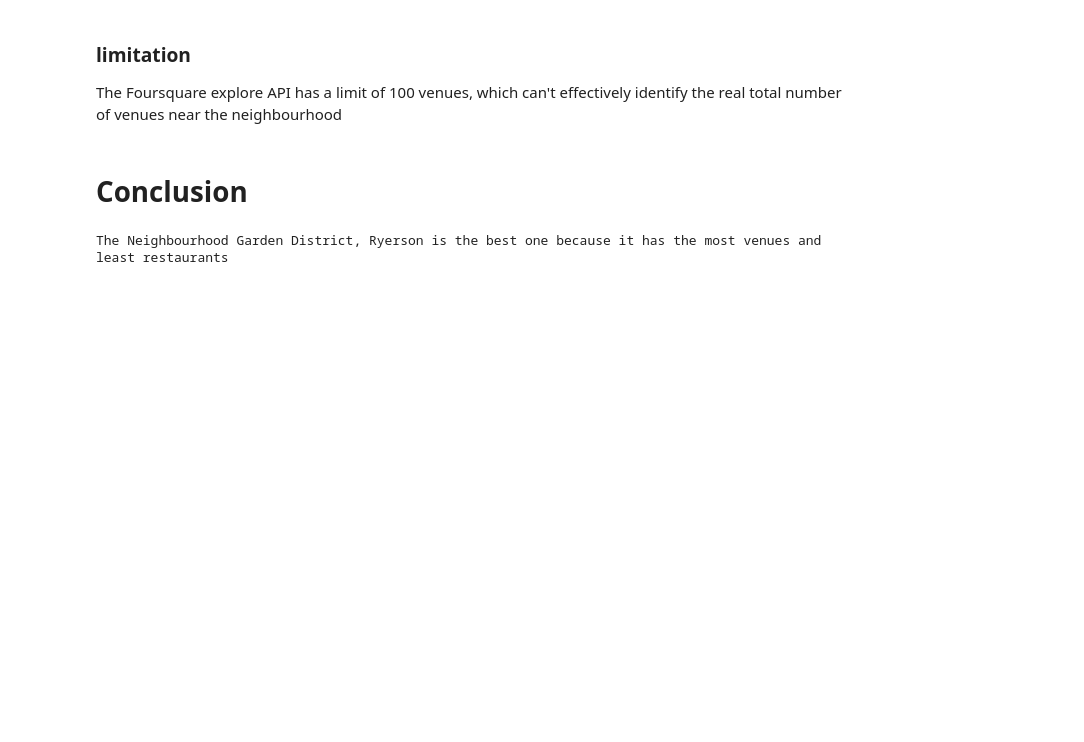
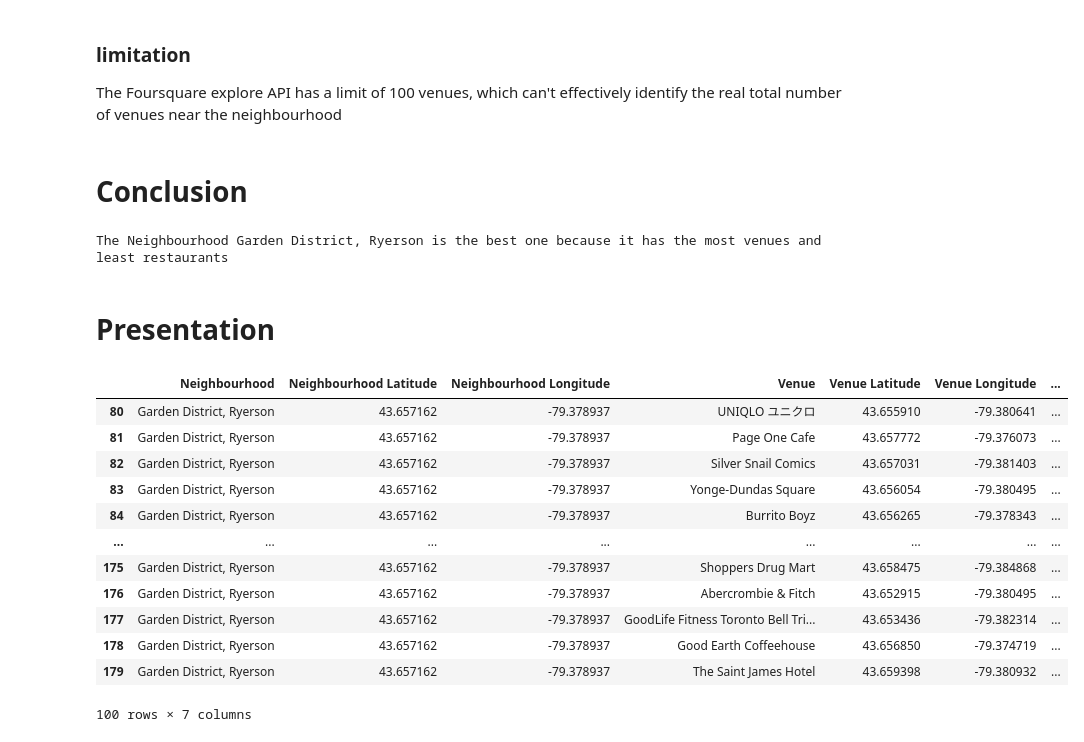
Before and after one commit to y496wang/Coursera_Capstone, a Jupyter notebook: Best Neighbourhood for new restaurant.ipynb, the cells around one changed output. Saved outputs shown, nothing was run; the diff lists cells and outputs as text; code cells hidden in the pictures; blank space fills up the shorter version.

```diff
--- a/Best Neighbourhood for new restaurant.ipynb
+++ b/Best Neighbourhood for new restaurant.ipynb
@@ -196,3 +199,22 @@ The Foursquare explore API has a limit of 100 venues, which can't effectively id
 print('The Neighbourhood {} is the best one because it has the most venues and least restaurants'.format(str(topneigh.index[0])))
 # %% [output]
 The Neighbourhood Garden District, Ryerson is the best one because it has the most venues and least restaurants
+# %% [markdown]
+# Presentation
+# %%
+nearres = toronto_venues[toronto_venues['Neighbourhood'] == 'Garden District, Ryerson']
+nearres
+# %% [output]
+|  | Neighbourhood | Neighbourhood Latitude | Neighbourhood Longitude | Venue | Venue Latitude | Venue Longitude | ... |
+| 80 | Garden District, Ryerson | 43.657162 | -79.378937 | UNIQLO ユニクロ | 43.655910 | -79.380641 | ... |
+| 81 | Garden District, Ryerson | 43.657162 | -79.378937 | Page One Cafe | 43.657772 | -79.376073 | ... |
+| 82 | Garden District, Ryerson | 43.657162 | -79.378937 | Silver Snail Comics | 43.657031 | -79.381403 | ... |
+| 83 | Garden District, Ryerson | 43.657162 | -79.378937 | Yonge-Dundas Square | 43.656054 | -79.380495 | ... |
+| 84 | Garden District, Ryerson | 43.657162 | -79.378937 | Burrito Boyz | 43.656265 | -79.378343 | ... |
+| ... | ... | ... | ... | ... | ... | ... | ... |
+| 175 | Garden District, Ryerson | 43.657162 | -79.378937 | Shoppers Drug Mart | 43.658475 | -79.384868 | ... |
+| 176 | Garden District, Ryerson | 43.657162 | -79.378937 | Abercrombie & Fitch | 43.652915 | -79.380495 | ... |
+| 177 | Garden District, Ryerson | 43.657162 | -79.378937 | GoodLife Fitness Toronto Bell Tri... | 43.653436 | -79.382314 | ... |
+| 178 | Garden District, Ryerson | 43.657162 | -79.378937 | Good Earth Coffeehouse | 43.656850 | -79.374719 | ... |
+| 179 | Garden District, Ryerson | 43.657162 | -79.378937 | The Saint James Hotel | 43.659398 | -79.380932 | ... |
+100 rows × 7 columns
```
Also changed, not shown: parts of 2 cells of this notebook.
